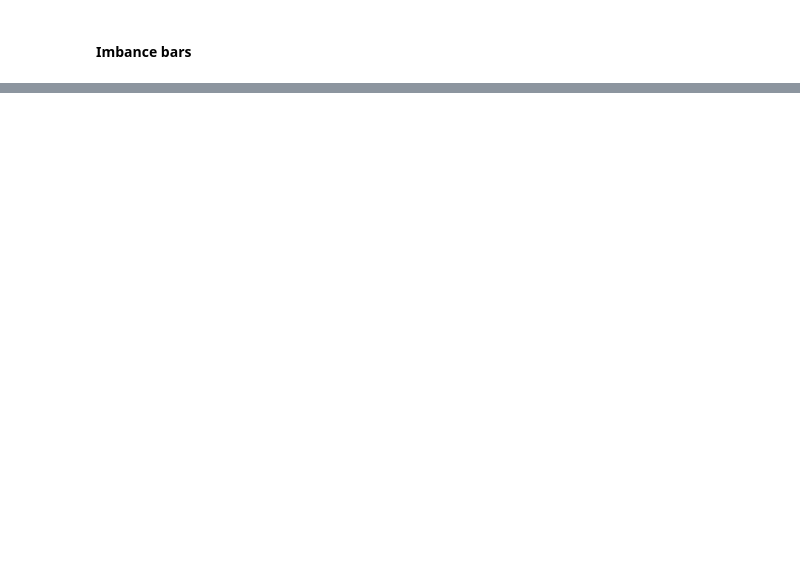
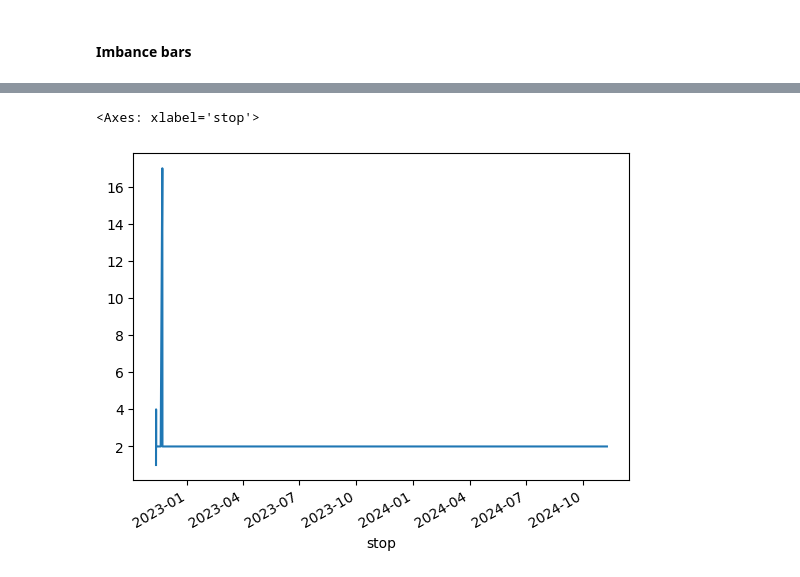
Before and after one commit to Goooo4it/Advances-in-Financial-Machine-Learning, a Jupyter notebook: 2.Financial_Data_Structures.ipynb, the cells around one changed output, grey strips where cells are left out. Cells and saved outputs as stored; diff of their text form; code cells hidden in the pictures; blank space fills up the shorter version.

```diff
--- a/2.Financial_Data_Structures.ipynb
+++ b/2.Financial_Data_Structures.ipynb
@@ -273,0 +538,32 @@ ib_data = es_data.copy()
+# %%
+def test_t_abs(absTheta,t,E_bs):
+    """
+    Bool function to test inequality
+    *row is assumed to come from df.itertuples()
+    -absTheta: float(), row.absTheta
+    -t: pd.Timestamp()
+    -E_bs: float(), row.E_bs
+    """
+    return (absTheta >= t*E_bs)
+
+def agg_imbalance_bars(df):
+    """
+    Implements the accumulation logic
+    """
+    start = df.index[0]
+    bars = []
+    for row in df.itertuples():
+        t_abs = row.absTheta # absolute of cumulative theta
+        rowIdx = row.Index
+        E_bs = row.E_bs      # expected imbalance dollar values
+        t = df.loc[start:rowIdx].shape[0]
+        print(t_abs, t, E_bs)
+        if t<1: t=1 # if t lt 1 set equal to 1
+        if test_t_abs(t_abs,t,E_bs):
+            bars.append((start,rowIdx,t,t_abs,E_bs))
+            start = rowIdx
+    return bars
+# %%
+bars = agg_imbalance_bars(df0)
+test_imb_bars = (pd.DataFrame(bars,columns=['start','stop','Ts', 'abs_theta', 'E_bs']).drop_duplicates())
+test_imb_bars
@@ -273,0 +621,5 @@ ib_data = es_data.copy()
+# %%
+test_imb_bars.set_index('stop')['Ts'].plot()
+# %% [output]
+<Axes: xlabel='stop'>
+[figure, added]
```
Also changed, not shown: parts of 39 cells of this notebook.
